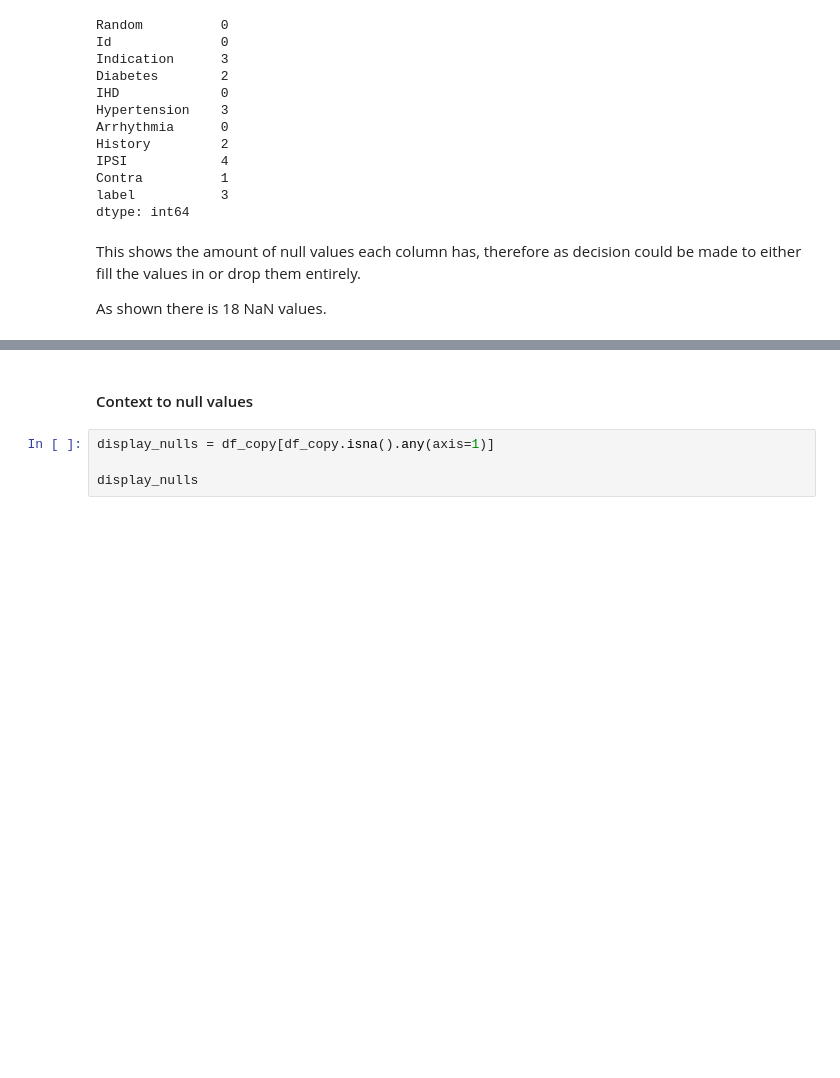
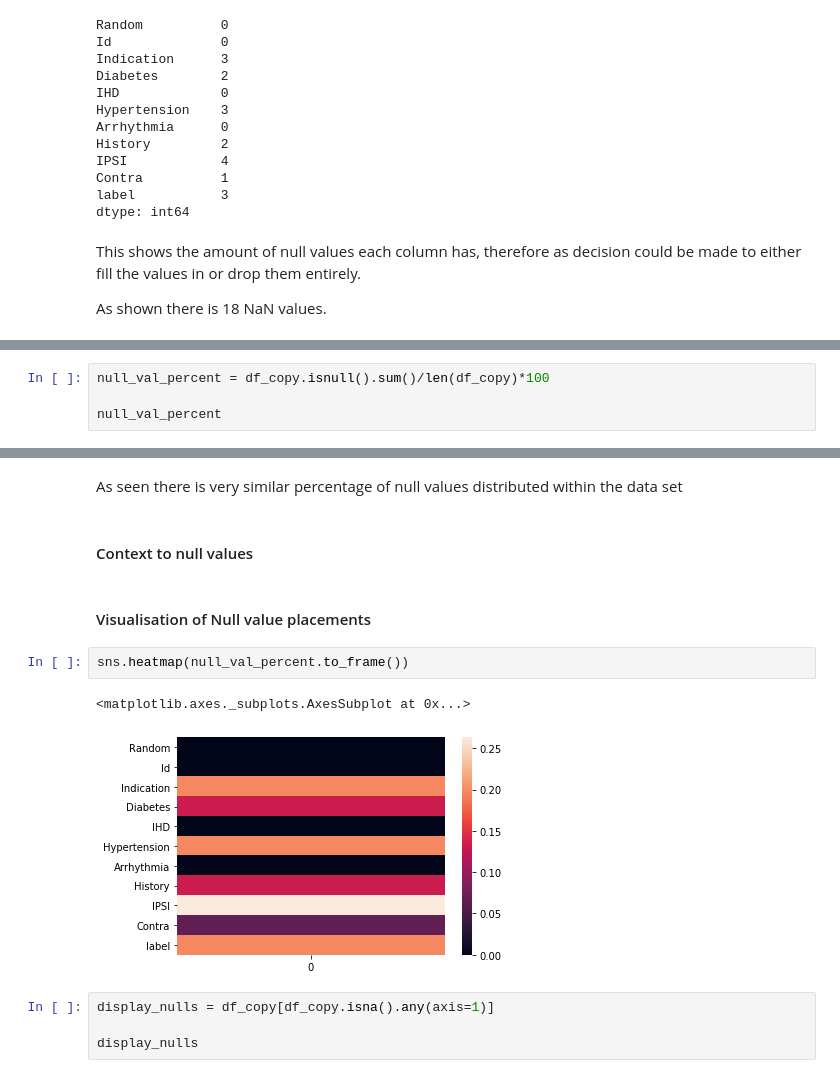
Before and after one commit to kthrasher1/Data_Mining, a Jupyter notebook: ACW/ACW_Jupyter_Notebook.ipynb, the cells around one changed output, grey strips where cells are left out. Drawn from its saved outputs; the diff is of its cells as text; blank space fills up the shorter version.

```diff
--- a/ACW/ACW_Jupyter_Notebook.ipynb
+++ b/ACW/ACW_Jupyter_Notebook.ipynb
@@ -93,0 +96,4 @@ As shown there is 18 NaN values.
+# %%
+null_val_percent = df_copy.isnull().sum()/len(df_copy)*100
+
+null_val_percent
@@ -94,5 +113,14 @@ As shown there is 18 NaN values.
+# %% [markdown]
+As seen there is very similar percentage of null values distributed within the data set
 # %% [markdown]
 #### Context to null values
+# %% [markdown]
+#### Visualisation of Null value placements
+# %%
+sns.heatmap(null_val_percent.to_frame())
+# %% [output]
+<matplotlib.axes._subplots.AxesSubplot at 0x...>
+[figure, added]
 # %%
 display_nulls = df_copy[df_copy.isna().any(axis=1)]
 
```
Also changed, not shown: parts of 10 cells of this notebook, 2 other files.
